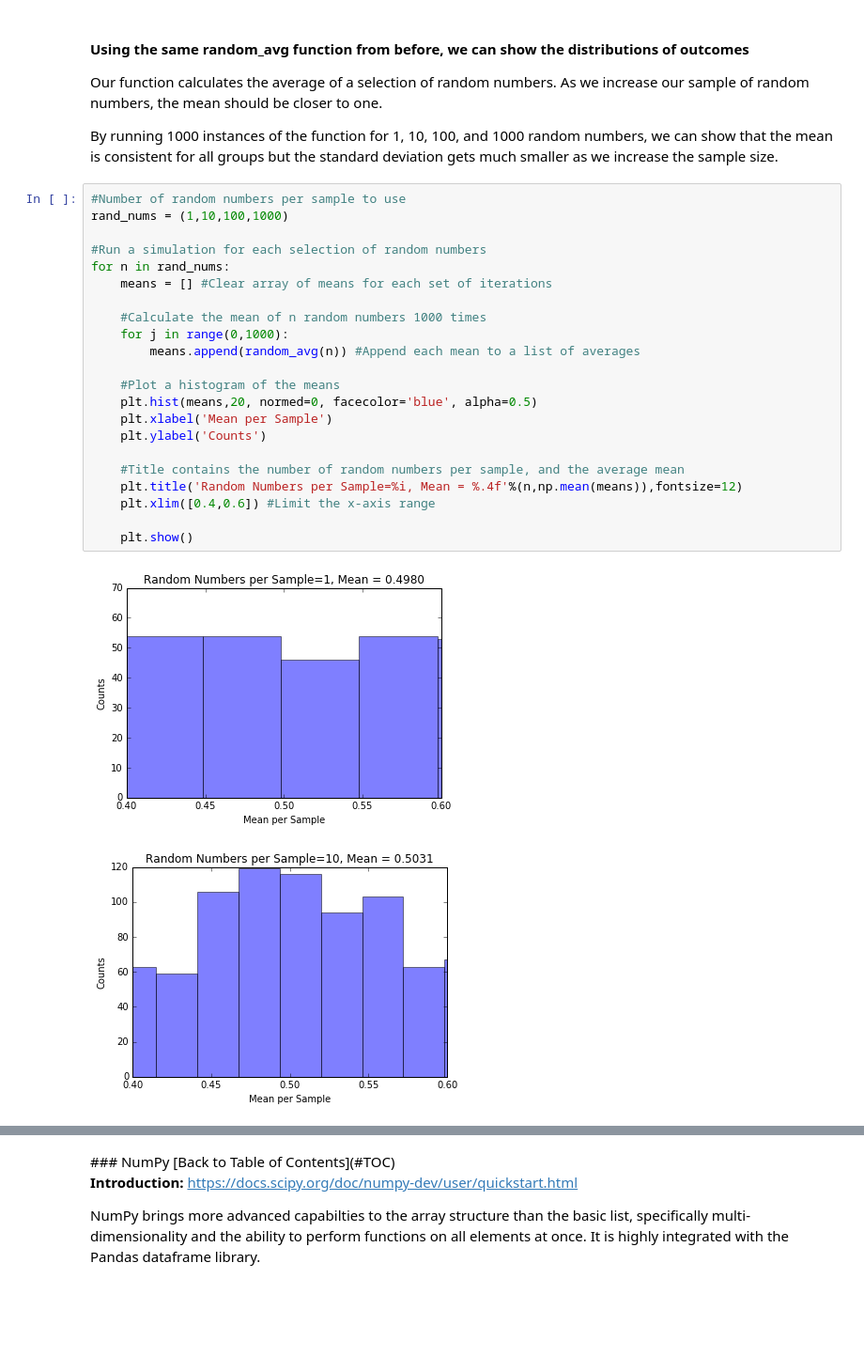
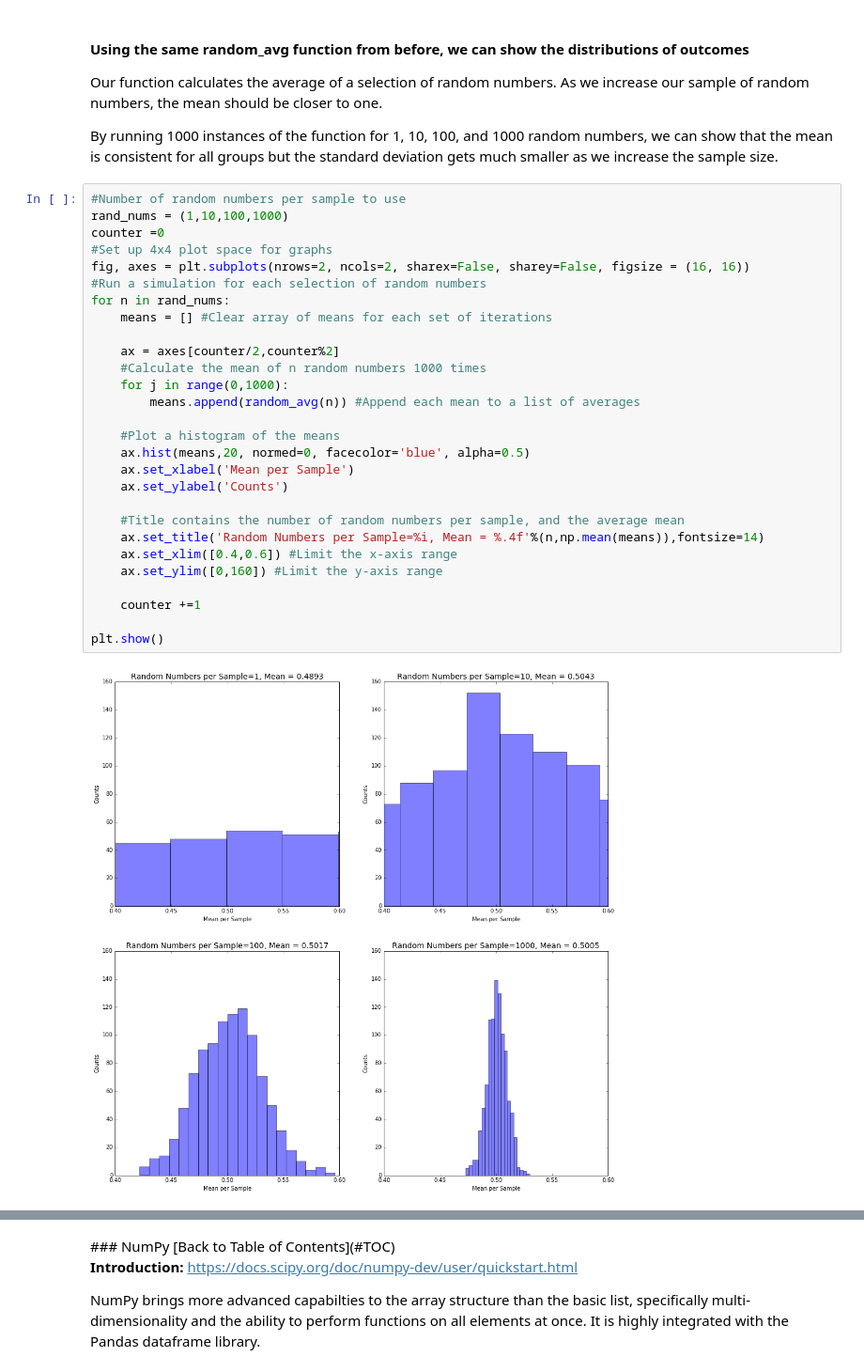
Before and after one commit to Marek-Sedlacek/Random, a Jupyter notebook: Tutorial.ipynb, the cells around one changed output, grey strips where cells are left out. Shown at 94% size. Saved outputs shown, nothing was run; the diff lists cells and outputs as text; blank space fills up the shorter version.

```diff
--- a/Tutorial.ipynb
+++ b/Tutorial.ipynb
@@ -321,25 +321,30 @@ By running 1000 instances of the function for 1, 10, 100, and 1000 random number
 # %%
 #Number of random numbers per sample to use
 rand_nums = (1,10,100,1000)
-
+counter =0
+#Set up 4x4 plot space for graphs
+fig, axes = plt.subplots(nrows=2, ncols=2, sharex=False, sharey=False, figsize = (16, 16))
 #Run a simulation for each selection of random numbers
 for n in rand_nums:
     means = [] #Clear array of means for each set of iterations
 
+    ax = axes[counter/2,counter%2]
     #Calculate the mean of n random numbers 1000 times
     for j in range(0,1000):
         means.append(random_avg(n)) #Append each mean to a list of averages
 
     #Plot a histogram of the means
-    plt.hist(means,20, normed=0, facecolor='blue', alpha=0.5)
-    plt.xlabel('Mean per Sample')
-    plt.ylabel('Counts')
+    ax.hist(means,20, normed=0, facecolor='blue', alpha=0.5)
+    ax.set_xlabel('Mean per Sample')
+    ax.set_ylabel('Counts')
 
     #Title contains the number of random numbers per sample, and the average mean
-    plt.title('Random Numbers per Sample=%i, Mean = %.4f'%(n,np.mean(means)),fontsize=12)
-    plt.xlim([0.4,0.6]) #Limit the x-axis range
+    ax.set_title('Random Numbers per Sample=%i, Mean = %.4f'%(n,np.mean(means)),fontsize=14)
+    ax.set_xlim([0.4,0.6]) #Limit the x-axis range
+    ax.set_ylim([0,160]) #Limit the y-axis range
 
-    plt.show()
+    counter +=1
+
+plt.show()
 # %% [output]
-[figure, old version]
+[figure, new version]
-[figure, removed]
```
Also changed, not shown: parts of 2 cells of this notebook.
